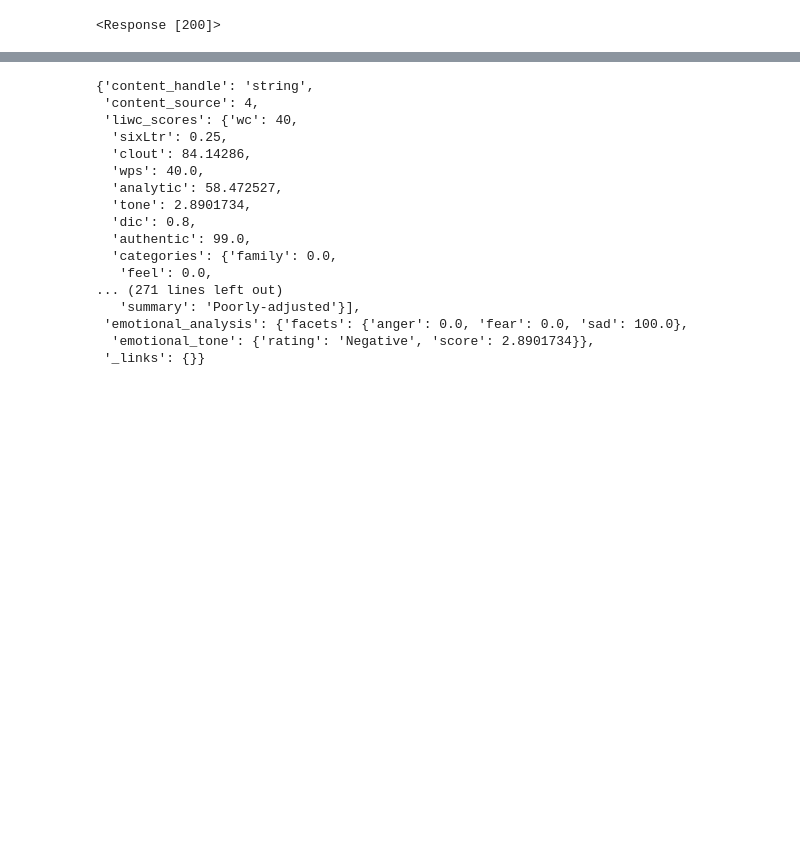
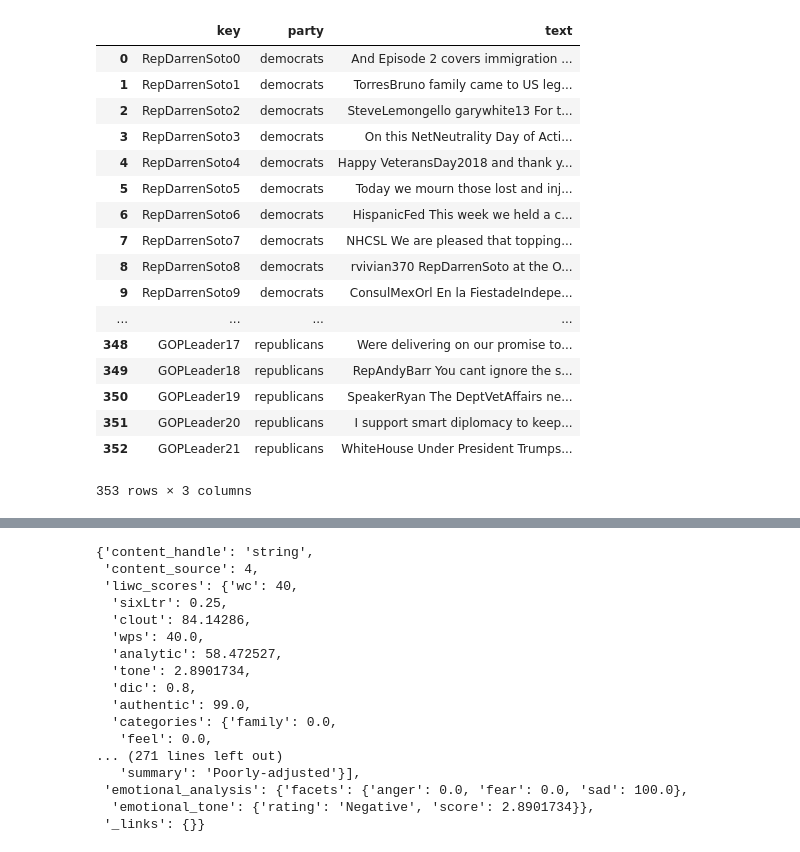
Before and after one commit to vikky4585/Project-LeftRightCenter, a Jupyter notebook: LIWCData.ipynb, the cells around one changed output, grey strips where cells are left out. Drawn from its saved outputs; the diff is of its cells as text; code cells hidden in the pictures; blank space fills up the shorter version.

```diff
--- a/LIWCData.ipynb
+++ b/LIWCData.ipynb
@@ -6,4 +6,25 @@ url='https://api-v3.receptiviti.com/v3/api/content'
 headers={'X-API-KEY': x_api_key, 'X-API-SECRET-KEY':x_api_secret_key}
 # %%
 df = pd.read_csv('compact_tweets.csv')
+df = df.drop(columns=['Unnamed: 0'])
+df.reset_index(drop=True)
+# %% [output]
+|  | key | party | text |
+| 0 | RepDarrenSoto0 | democrats | And Episode 2 covers immigration ... |
+| 1 | RepDarrenSoto1 | democrats | TorresBruno family came to US leg... |
+| 2 | RepDarrenSoto2 | democrats | SteveLemongello garywhite13 For t... |
+| 3 | RepDarrenSoto3 | democrats | On this NetNeutrality Day of Acti... |
+| 4 | RepDarrenSoto4 | democrats | Happy VeteransDay2018 and thank y... |
+| 5 | RepDarrenSoto5 | democrats | Today we mourn those lost and inj... |
+| 6 | RepDarrenSoto6 | democrats | HispanicFed This week we held a c... |
+| 7 | RepDarrenSoto7 | democrats | NHCSL We are pleased that topping... |
+| 8 | RepDarrenSoto8 | democrats | rvivian370 RepDarrenSoto at the O... |
+| 9 | RepDarrenSoto9 | democrats | ConsulMexOrl En la FiestadeIndepe... |
+| ... | ... | ... | ... |
+| 348 | GOPLeader17 | republicans | Were delivering on our promise to... |
+| 349 | GOPLeader18 | republicans | RepAndyBarr You cant ignore the s... |
+| 350 | GOPLeader19 | republicans | SpeakerRyan The DeptVetAffairs ne... |
+| 351 | GOPLeader20 | republicans | I support smart diplomacy to keep... |
+| 352 | GOPLeader21 | republicans | WhiteHouse Under President Trumps... |
+353 rows × 3 columns
 # %%
@@ -21,5 +42 @@ def payload():
     return payload
-# %%
-response = requests.post(url, headers=headers,json=payload())
-# %% [output]
-<Response [200]>
```
Also changed, not shown: parts of 7 cells of this notebook.
